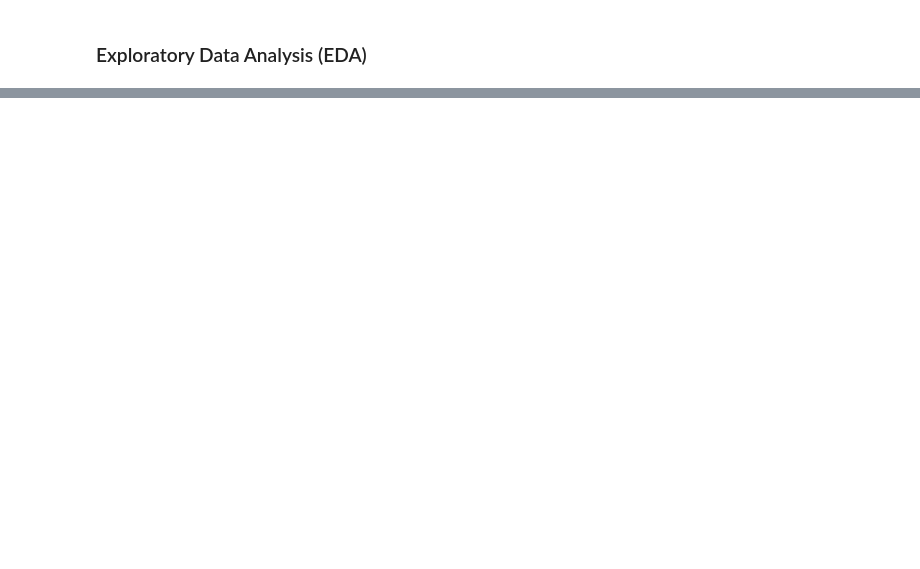
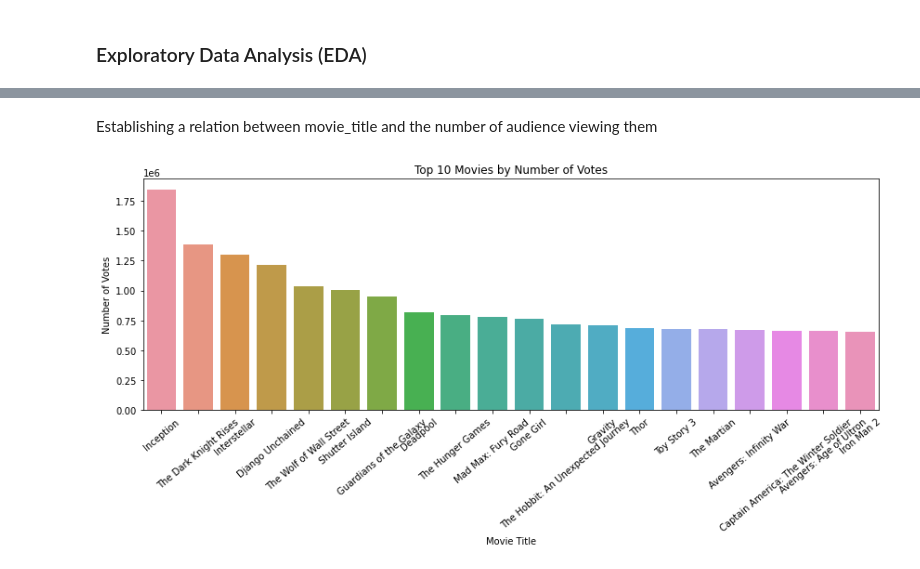
Before and after one commit to johN-Kioko/dsc-phase-1-project-v2-4, a Jupyter notebook: student.ipynb, the cells around one changed output, grey strips where cells are left out. Saved outputs shown, nothing was run; the diff lists cells and outputs as text; code cells hidden in the pictures; blank space fills up the shorter version.

```diff
--- a/student.ipynb
+++ b/student.ipynb
@@ -844,0 +850,3 @@ df_merging.head()
+# %%
+ratings = df_merging[df_merging['averagerating'] >= 7]
+ratings.describe()
@@ -844,0 +881,22 @@ df_merging.head()
+# %% [markdown]
+Establishing a relation between movie_title and the number of audience viewing them
+# %%
+ratings_sorted = ratings.sort_values(by='numvotes', ascending=False)
+
+# Select the top 10 movies
+top_n = 20  # Number of top movies to display
+top_movies = ratings_sorted.head(top_n)
+
+# Create a bar plot using the top 10 movies
+plt.figure(figsize=(12, 6))
+ax = sns.barplot(x="movie_title", y="numvotes", data=top_movies, ci=False)
+plt.title(f"Top 10 Movies by Number of Votes")
+plt.xticks(rotation=40)
+plt.xlabel("Movie Title")
+plt.ylabel("Number of Votes")
+plt.tight_layout()
+
+# Show the plot
+plt.show()
+# %% [output]
+[figure, added]
```
Also changed, not shown: parts of 26 cells of this notebook.
